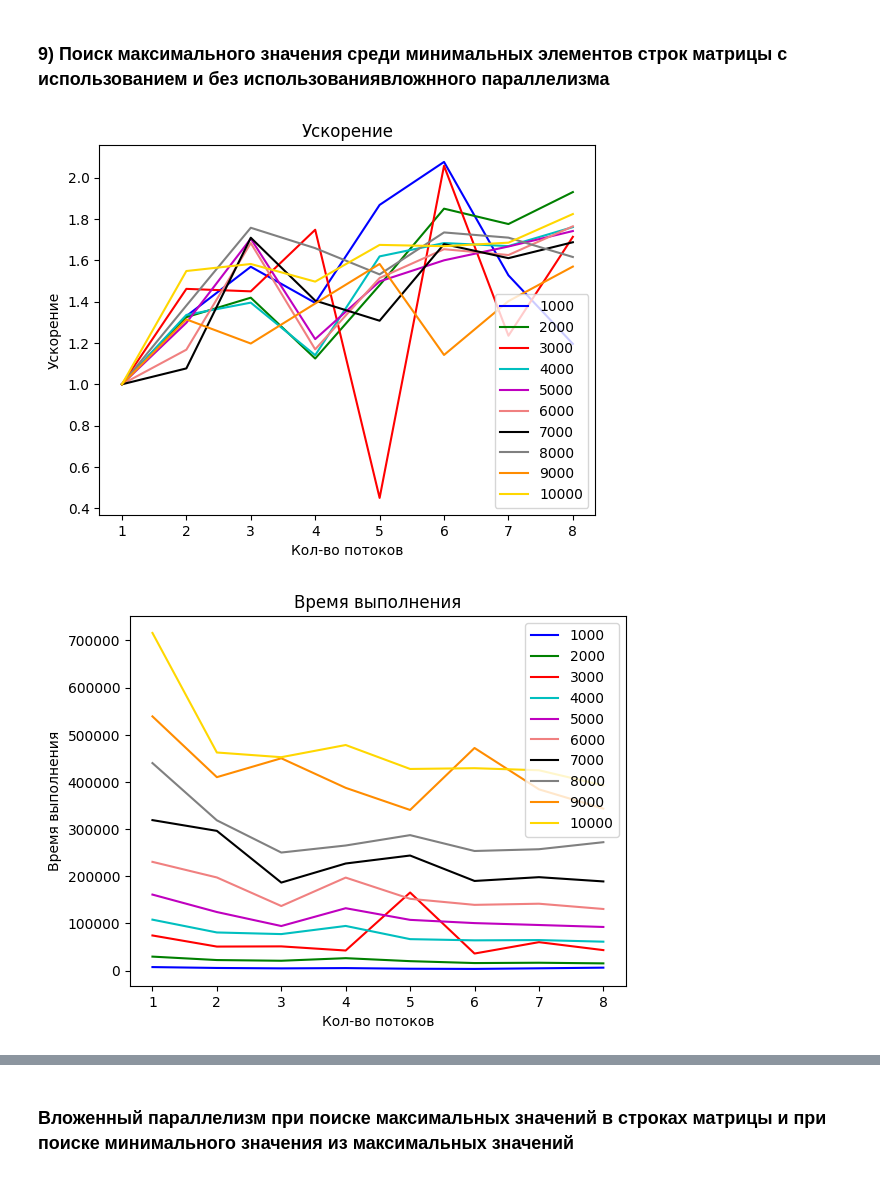
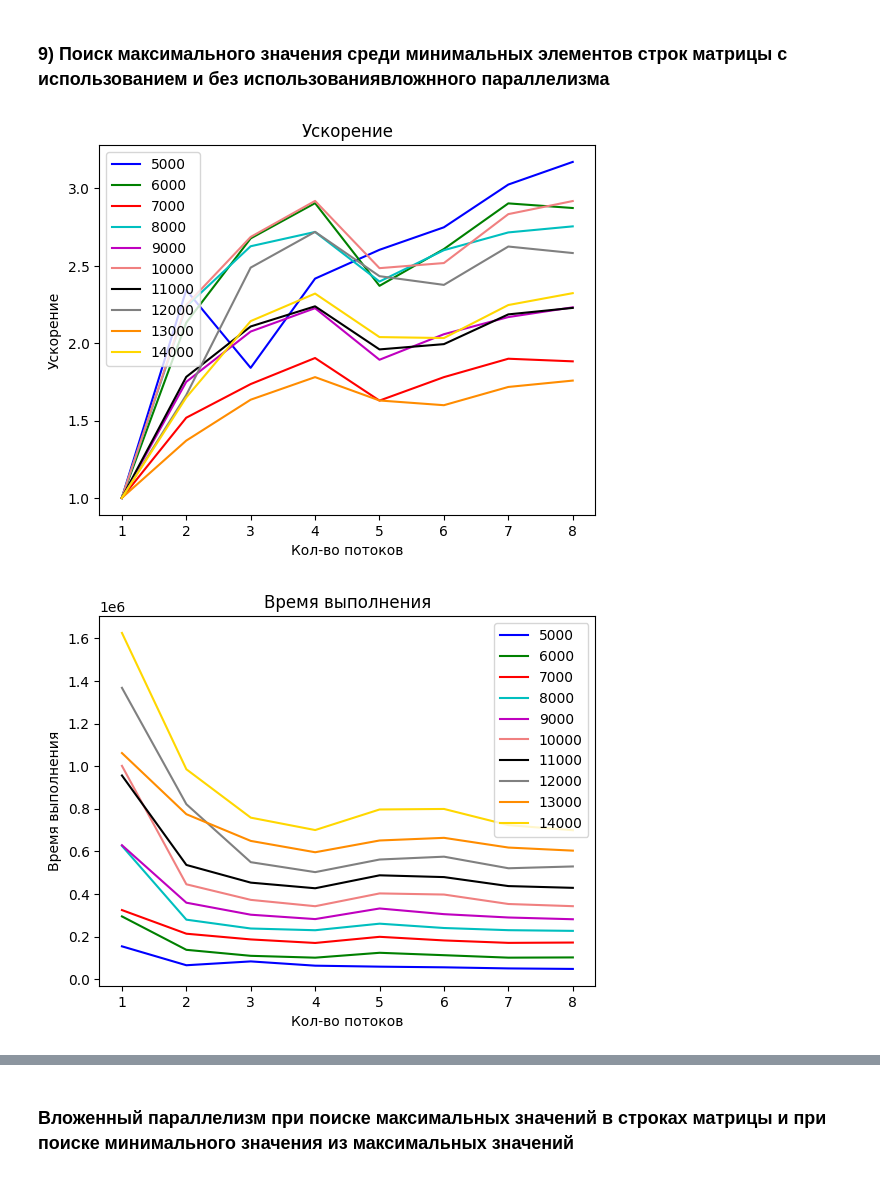
Before and after one commit to 9Neechan/spbu_studies, a Jupyter notebook: supercomputing_basics/parallel_OpenMP/graphics.ipynb, the cells around one changed output, grey strips where cells are left out. Saved outputs shown, nothing was run; the diff lists cells and outputs as text; code cells hidden in the pictures.

```diff
--- a/supercomputing_basics/parallel_OpenMP/graphics.ipynb
+++ b/supercomputing_basics/parallel_OpenMP/graphics.ipynb
@@ -156,7 +237,7 @@ draw('table7.csv')
 # %% [markdown]
 ### 9) Поиск максимального значения среди минимальных элементов строк матрицы c использованием и без использованиявложнного параллелизма
 # %%
-draw('table10.csv')
+draw('table9_0.csv')
 # %% [output]
-[figure, old version]
+[figure, new version]
-[figure, old version]
+[figure, new version]
```
Also changed, not shown: parts of 25 cells of this notebook, 37 other files.
